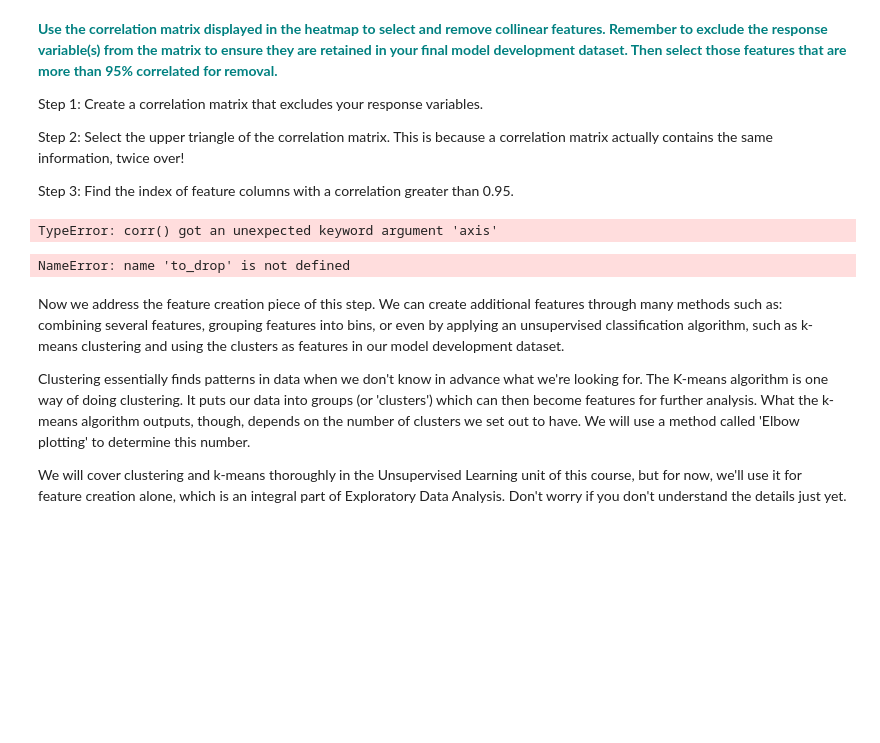
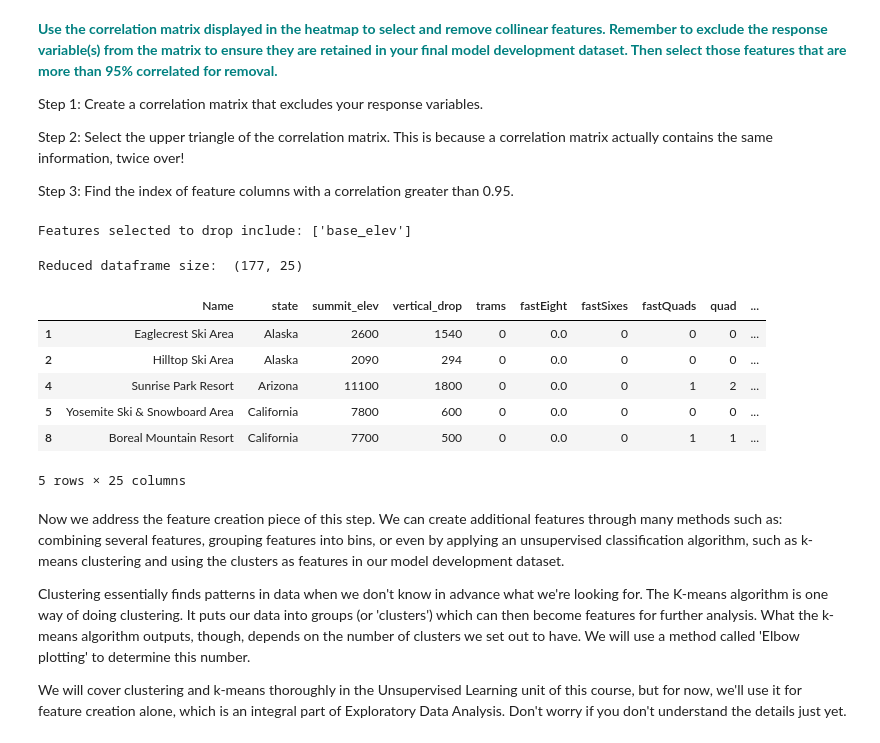
Before and after one commit to minseoul5/GuidedCapstone, a Jupyter notebook: GuidedCapstoneStep3HL_MinKim.ipynb, the cells around one changed output. Cells and saved outputs as stored; diff of their text form; code cells hidden in the pictures; blank space fills up the shorter version.

```diff
--- a/GuidedCapstoneStep3HL_MinKim.ipynb
+++ b/GuidedCapstoneStep3HL_MinKim.ipynb
@@ -321,28 +337,37 @@ Step 2: Select the upper triangle of the correlation matrix. This is because a c
 Step 3: Find the index of feature columns with a correlation greater than 0.95.
 # %%
 # Step 1. Call the variable corr_matrix
-corr_matrix = dfno.corr(['AdultWeekday','AdultWeekend','daysOpenLastYear','projectedDaysOpen'], axis=1).corr().abs()
+corr_matrix = dfno.drop(['AdultWeekday','AdultWeekend','daysOpenLastYear','projectedDaysOpen'], axis=1).corr().abs()
+
 
 # Step 2. Uncomment the following code to get the upper triangle of the correlation matrix
 upper = corr_matrix.where(np.triu(np.ones(corr_matrix.shape), k=1).astype(np.bool))
 
 # Step 3. This code iterates through our columns and gets the index of any that have a correlation > 0.95
 # Call the variable to_drop, get the columns of our 'upper' variable, make sure the threshold is 0.95.
-to_drop = [column for column in dfno if any(upper[column] > 0.95)]
-
-#dfno.columns
+to_drop = [column for column in upper.columns if any(upper[column] > 0.95)]
-# %% [output]
-TypeError: corr() got an unexpected keyword argument 'axis'
 # %%
 # Let's see those features!
 print('Features selected to drop include:',to_drop)
 # %% [output]
-NameError: name 'to_drop' is not defined
+Features selected to drop include: ['base_elev']
 # %%
 print('Reduced dataframe size: ',dfno.drop(dfno[to_drop], axis=1).shape)
+# %% [output]
+Reduced dataframe size:  (177, 25)
 # %%
 # Now replace dfno by the result of dropping the columns in the to_drop variable from it
 dfno = dfno.drop(dfno[to_drop], axis=1)
+# %%
+dfno.head()
+# %% [output]
+|  | Name | state | summit_elev | vertical_drop | trams | fastEight | fastSixes | fastQuads | quad | ... |
+| 1 | Eaglecrest Ski Area | Alaska | 2600 | 1540 | 0 | 0.0 | 0 | 0 | 0 | ... |
+| 2 | Hilltop Ski Area | Alaska | 2090 | 294 | 0 | 0.0 | 0 | 0 | 0 | ... |
+| 4 | Sunrise Park Resort | Arizona | 11100 | 1800 | 0 | 0.0 | 0 | 1 | 2 | ... |
+| 5 | Yosemite Ski & Snowboard Area | California | 7800 | 600 | 0 | 0.0 | 0 | 0 | 0 | ... |
+| 8 | Boreal Mountain Resort | California | 7700 | 500 | 0 | 0.0 | 0 | 1 | 1 | ... |
+5 rows × 25 columns
 # %% [markdown]
 Now we address the feature creation piece of this step. We can create additional features through many methods such as: combining several features, grouping features into bins, or even by applying an unsupervised classification algorithm, such as k-means clustering and using the clusters as features in our model development dataset.
 
```
Also changed, not shown: parts of 9 cells of this notebook.
